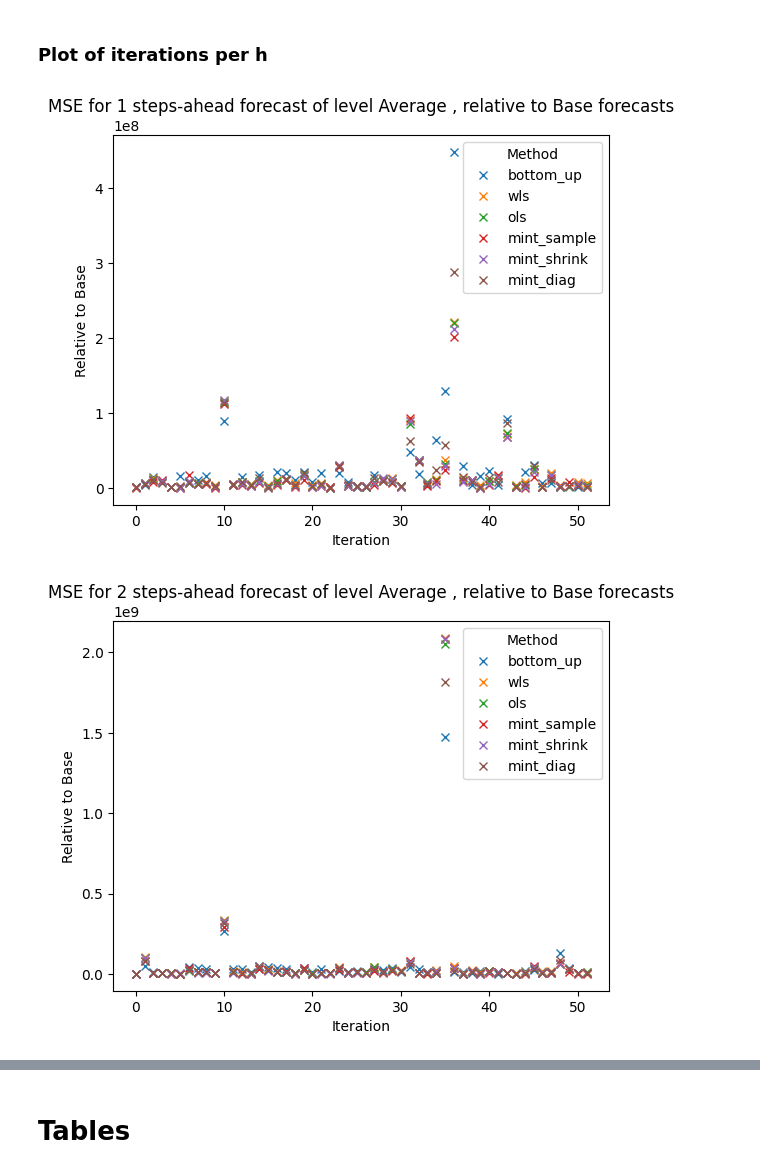
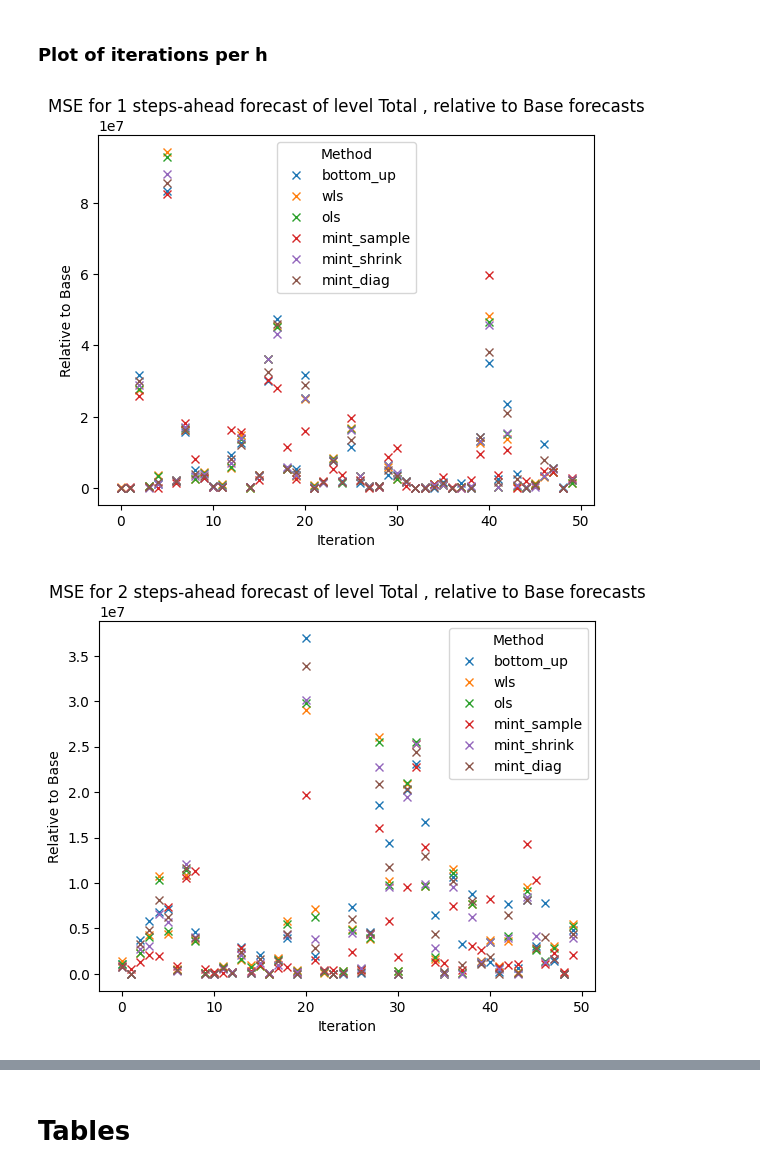
Before and after one commit to skoMarat/Hierarchical-Forecasting, a Jupyter notebook: spatial_notebook.ipynb, the cells around one changed output, grey strips where cells are left out. Cells and saved outputs as stored; diff of their text form; code cells hidden in the pictures.

```diff
--- a/spatial_notebook.ipynb
+++ b/spatial_notebook.ipynb
@@ -256,0 +243,5 @@ See the caveats in the documentation: https://pandas.pydata.org/pandas-docs/stab
+# %%
+with open(os.getcwd()+'\\outputs\\ddCVOutputsSpatial_ucm.pkl', 'rb') as file:
+    ddOutputs_spatial_ucm= pickle.load(file)
+with open(os.getcwd()+'\\outputs\\ddCVOutputsSpatial_prophet_log.pkl', 'rb') as file:
+    ddOutputs_spatial_prophet = pickle.load(file)
@@ -256,0 +705,3 @@ See the caveats in the documentation: https://pandas.pydata.org/pandas-docs/stab
+# %%
+tree_spatial_prophet = Tree (dfData =df_data , sType='spatial')
+tree_spatial_prophet.forecast_prophet(iOoS=7, sTransform='log',dfHolidays=df_holidays)
@@ -348,45 +917,43 @@ plt.show()
 # %% [markdown]
 ### Per iteration plot
 # %%
-
-with open(os.getcwd()+'\\outputs\\ddCVOutputs_spatial_prophet_log.pkl', 'rb') as file:
-    ddOutputs_spatial = pickle.load(file)
-with open(os.getcwd()+'\\outputs\\ddCVOutputs_spatial_temporal_prophet_td_log.pkl', 'rb') as file:
-    ddOutputs_spatio_temporal_td = pickle.load(file)
-with open(os.getcwd()+'\\outputs\\ddCVOutputs_spatial_temporal_prophet_lasso_log.pkl', 'rb') as file:
-    ddOutputs_spatio_temporal_lasso = pickle.load(file)
+with open(os.getcwd()+'\\outputs\\ddCVOutputsSpatial_ucm.pkl', 'rb') as file:
+    ddOutputs_spatial_ucm = pickle.load(file)
+with open(os.getcwd()+'\\outputs\\ddCVOutputsSpatial_prophet_log.pkl', 'rb') as file:
+    ddOutputs_spatial_prophet = pickle.load(file)
 # %%
-iter=3
+iter=44
 
 
-ddOutputs=
+ddOutputs=ddOutputs_spatial_ucm
 horizon=7
 relative='Base'
 level='Average'
-iters=int(dOutputs['bottom_up']['mYhat'].shape[1]/horizon)
-metric='MSE'
+iters=int(ddOutputs['bottom_up']['mYhat'].shape[1]/horizon)
+metric='RMSE'
 
 
-lMethods=list(dOutputs.keys())
-# lMethods.remove('top_down_ph')
-# lMethods.remove('top_down_hp')
+lMethods=list(ddOutputs.keys())
+lMethods.remove('top_down_ph')
+lMethods.remove('top_down_hp')
 
 plt.figure()
 for method in lMethods:
     vValues = np.zeros(horizon)
+    vValuesHat = np.zeros(horizon)
 
     for h in range(1, horizon+1):
         df = getCVResults(h=h, iOoS=horizon,ddOutputs=ddOutputs,  metric=metric, slices=slices,
                           iters=iter,
                           rolling=False)[method]
         vValues[h-1] = df[df.index == level][relative].item()
+
     plt.plot(np.arange(1,horizon+1), vValues, label=method)
 
 plt.legend(title="Method")
 plt.xlabel("steps ahead")
 plt.ylabel(f"Relative to {relative}")
 plt.title(f"Relative {metric} for iteration {iter} of level {level}")
-
 # Show the plot
 plt.show()
 # %% [output]
@@ -404,6 +963,7 @@ with open(os.getcwd()+'\\outputs\\ddCVOutputsSpatial_temporal_prophet_td_log.pkl
 # %%
-ddOutputs=ddOutputs_spatial
-ddOutputs=ddOutputs_spatio_temporal_td
+ddOutputs=ddOutputs_spatial_ucm
+# ddOutputs=ddOutputs_spatial_prophet
+# ddOutputs=ddOutputs_spatio_temporal_td
 
 horizons=[1,2 ,3, 4,  5 , 6 , 7]
 
@@ -411,35 +971,35 @@ horizons=[1,2 ,3, 4,  5 , 6 , 7]
 
 horizon=7
 relative='Base'
-level='Average'
+level='Total'
 iters=int(ddOutputs['bottom_up']['mYhat'].shape[1]/horizon)
 metric='MSE'
 
 lMethods=list(ddOutputs.keys())
 lMethods.remove('top_down_ph')
 lMethods.remove('top_down_hp')
 
 plt.figure()
 for h in horizons:
     for method in lMethods:
         vValues = np.zeros(iters)
 
         for iter in range(1, iters+1):
             df = getCVResults(h=h, iOoS=horizon,ddOutputs=ddOutputs, metric=metric,
                             slices=slices,
                             iters=iter,
                             rolling=False,
                             relative=False)[method]
             vValues[iter-1] = df[df.index == level].item()
         plt.plot(np.arange(iters), vValues,'x' ,label=method)
 
     plt.legend(title="Method")
     plt.xlabel("Iteration")
     plt.ylabel(f"Relative to {relative}")
     plt.title(f"{metric} for {h} steps-ahead forecast of level {level} , relative to {relative} forecasts")
 
     # Show the plot
     plt.show()
 # %% [output]
-[figure, old version]
+[figure, new version]
-[figure, old version]
+[figure, new version]
```
Also changed, not shown: parts of 68 cells of this notebook, 23 other files.
